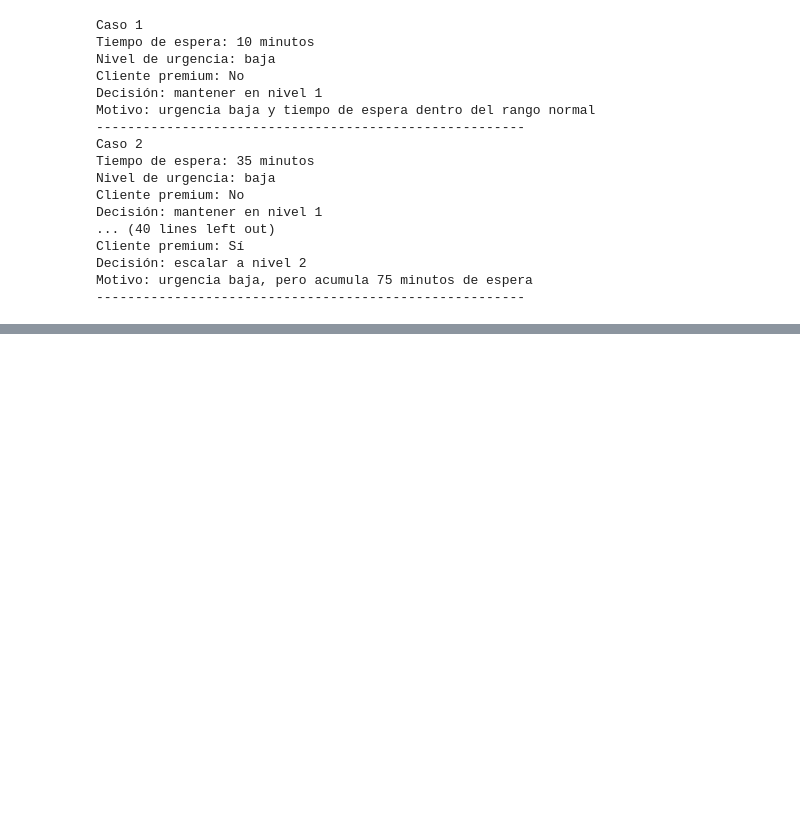
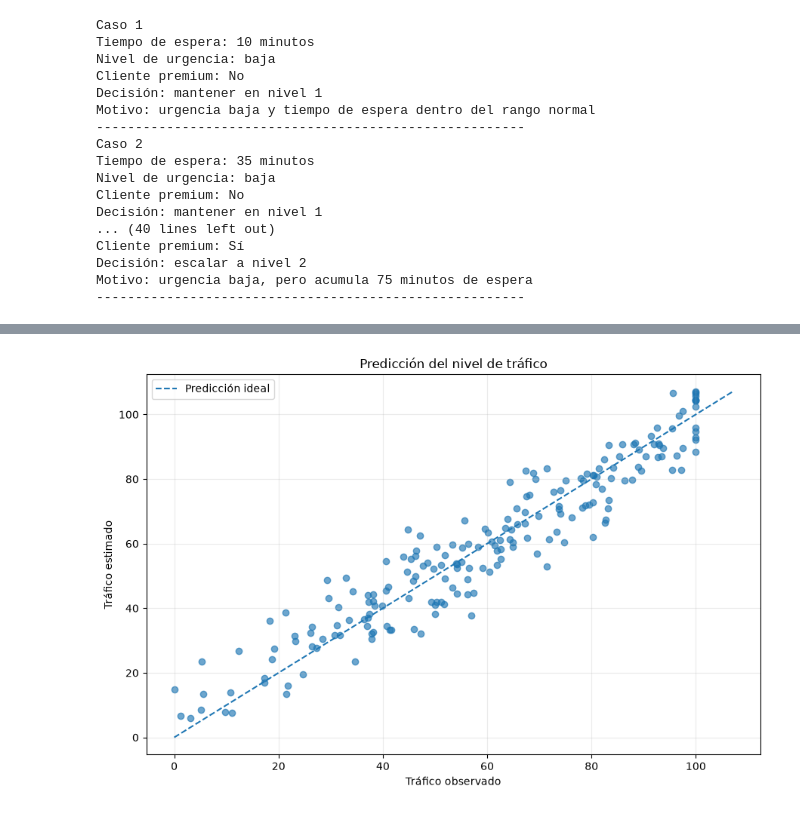
Before and after one commit to Alexismenethil/IS484-Practica001-Lunes-Huamani, a Jupyter notebook: Ejercicio2_Soporte_Huamani.ipynb, the cells around one changed output, grey strips where cells are left out. Cells and saved outputs as stored; diff of their text form; code cells hidden in the pictures; blank space fills up the shorter version.

Commit message:
feat: agregar evidencia de prediccion de trafico y final

```diff
--- a/Ejercicio2_Soporte_Huamani.ipynb
+++ b/Ejercicio2_Soporte_Huamani.ipynb
@@ -142,0 +196,46 @@ Motivo: urgencia baja, pero acumula 75 minutos de espera
+# %%
+plt.figure(figsize=(9, 6))
+
+plt.scatter(
+    trafico_observado,
+    trafico_predicho,
+    alpha=0.65
+)
+
+limite_min = min(
+    trafico_observado.min(),
+    trafico_predicho.min()
+)
+
+limite_max = max(
+    trafico_observado.max(),
+    trafico_predicho.max()
+)
+
+plt.plot(
+    [limite_min, limite_max],
+    [limite_min, limite_max],
+    linestyle="--",
+    label="Predicción ideal"
+)
+
+plt.title("Predicción del nivel de tráfico")
+plt.xlabel("Tráfico observado")
+plt.ylabel("Tráfico estimado")
+
+plt.legend()
+plt.grid(alpha=0.25)
+plt.tight_layout()
+
+# Guardar evidencia dentro del repositorio
+Path("evidencias").mkdir(exist_ok=True)
+
+plt.savefig(
+    "evidencias/prediccion_trafico.png",
+    dpi=300,
+    bbox_inches="tight"
+)
+
+plt.show()
+# %% [output]
+[figure, added]
```
Also changed, not shown: parts of 1 cell of this notebook, 2 other files.
